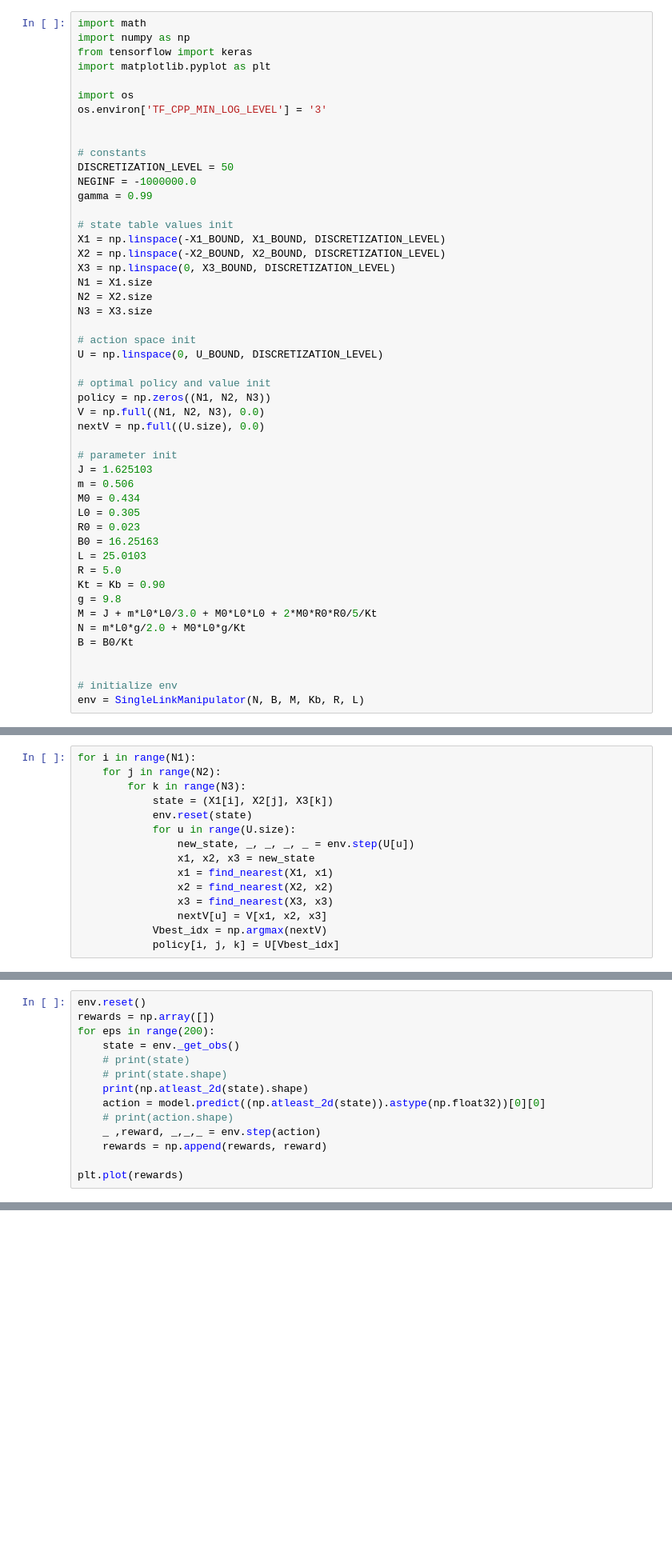
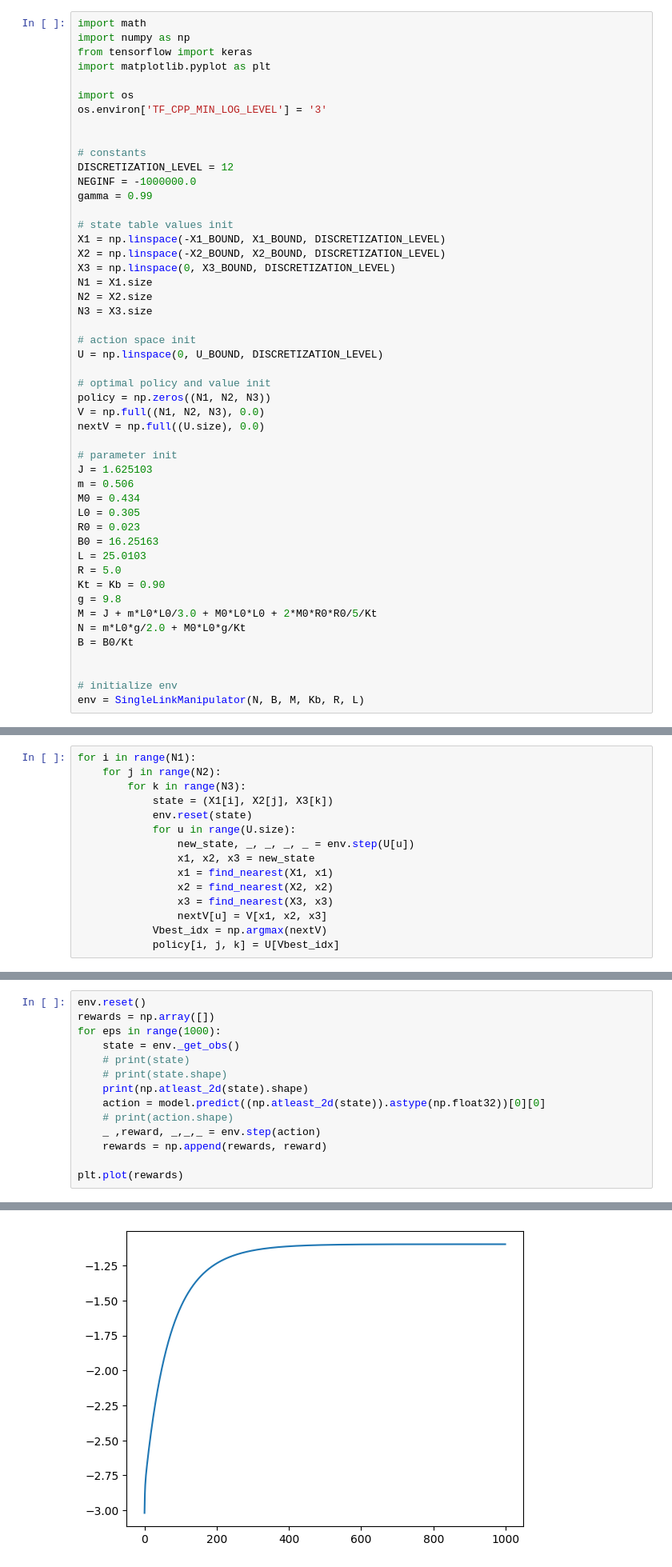
Before and after one commit to aadityarautela/SingleLinkManipulatorRLANN, a Jupyter notebook: SingleLinkManipulatorRLANN.ipynb, the cells around one changed output, grey strips where cells are left out. Shown at 80% size. Saved outputs shown, nothing was run; the diff lists cells and outputs as text; blank space fills up the shorter version.

Commit message:
DISC=12 with outputs and plots

```diff
--- a/SingleLinkManipulatorRLANN.ipynb
+++ b/SingleLinkManipulatorRLANN.ipynb
@@ -98,7 +98,7 @@ os.environ['TF_CPP_MIN_LOG_LEVEL'] = '3'
 
 
 # constants
-DISCRETIZATION_LEVEL = 50
+DISCRETIZATION_LEVEL = 12
 NEGINF = -1000000.0
 gamma = 0.99
 
@@ -210,7 +228,7 @@ history = model.fit(
 # %%
 env.reset()
 rewards = np.array([])
-for eps in range(200):
+for eps in range(1000):
     state = env._get_obs()
     # print(state)
     # print(state.shape)
@@ -221,3 +239,4 @@ for eps in range(200):
     rewards = np.append(rewards, reward)
 
 plt.plot(rewards)
+# %% [output]
@@ -223,0 +261 @@ plt.plot(rewards)
+[figure, added]
```
Also changed, not shown: parts of 2 cells of this notebook.
